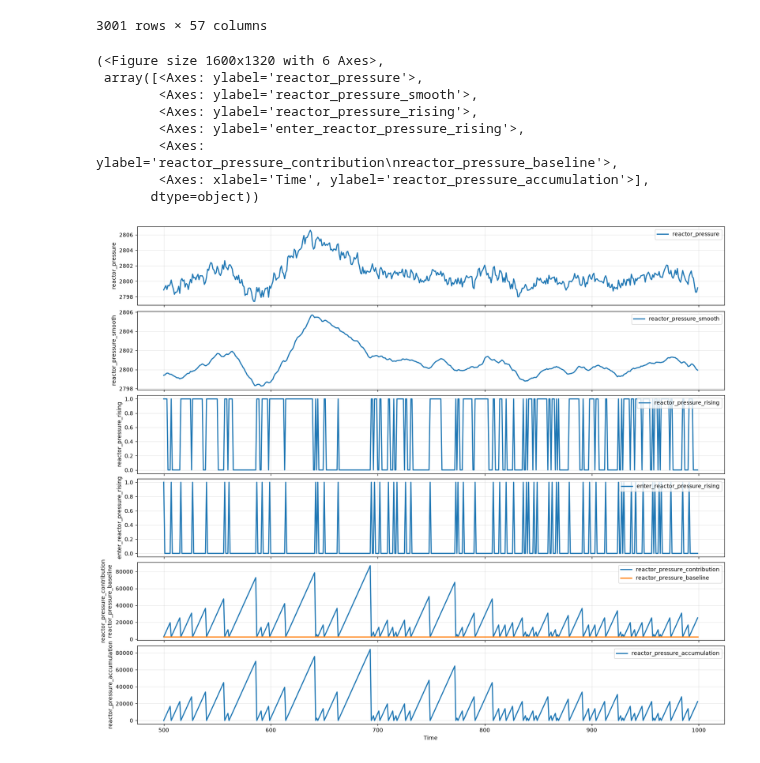
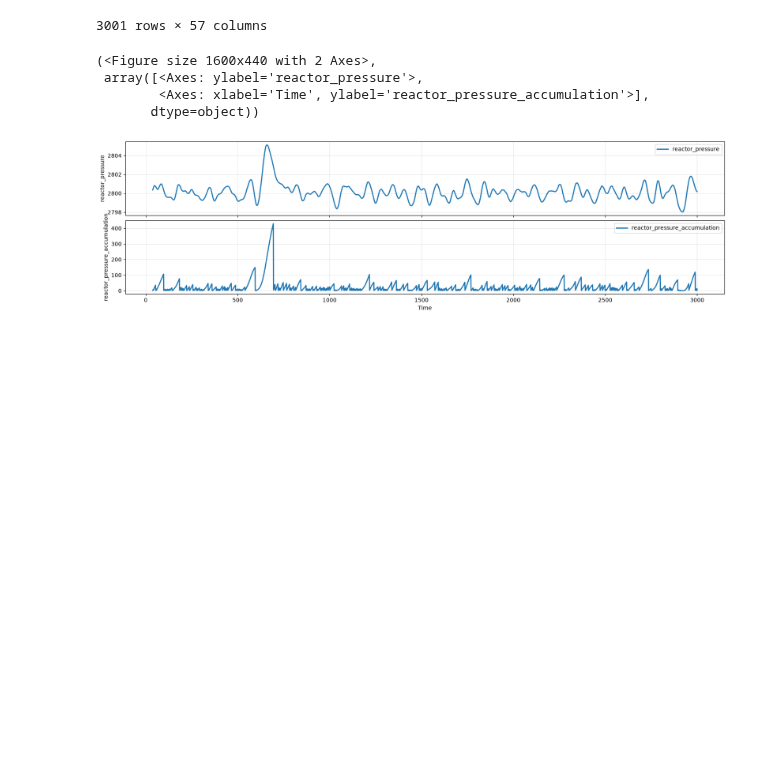
Before and after one commit to featuregraph/featuregraph, a Jupyter notebook: notebooks/accumulation_tep.ipynb, the cells around one changed output. Saved outputs shown, nothing was run; the diff lists cells and outputs as text; code cells hidden in the pictures; blank space fills up the shorter version.

Commit message:
outline transition class and accumulations and measures

```diff
--- a/notebooks/accumulation_tep.ipynb
+++ b/notebooks/accumulation_tep.ipynb
@@ -20,7 +20,7 @@ Python: /usr/local/bin/python
 FeatureGraph: /workspaces/featuregraph/src/featuregraph/__init__.py
 # %%
-df = fg.datasets.eastman(fault_number=2, simulation_run=10)
-df
+tep = fg.datasets.eastman(fault_number=2, simulation_run=10)
+tep
 # %% [output]
 |  | fault_number | simulation_run | time_(h) | a_feed | d_feed | e_feed | a_and_c_feed | recycle_flow | ... |
 | 0 | 2 | 10 | 0.000000 | 0.271033 | 3649.739415 | 4451.320791 | 9.223142 | 32.392900 | ... |
@@ -36,27 +36,32 @@ df
 | 3000 | 2 | 10 | 50.000000 | 0.301846 | 3668.906060 | 4507.276242 | 9.342487 | 32.595232 | ... |
 3001 rows × 57 columns
 # %%
-df['reactor_pressure_smooth'] = fg.preprocessing.smoothing.smooth(df, 'reactor_pressure', ['fault_number', 'simulation_run'], window=10)
-df['reactor_pressure_rising'] = df['reactor_pressure_smooth'].diff() > 0
-df['enter_reactor_pressure_rising'] = df['reactor_pressure_rising'].astype(int).diff() == 1
-df['reactor_pressure_wave_id'] = df['enter_reactor_pressure_rising'].cumsum()
-df['reactor_pressure_baseline'] = df.groupby(['fault_number', 'simulation_run'])['reactor_pressure_smooth'].transform('min')
-df['reactor_pressure_contribution'] = df.groupby(['fault_number', 'simulation_run', 'reactor_pressure_wave_id'])['reactor_pressure_smooth'].transform('cumsum')
-df['reactor_pressure_accumulation'] = df['reactor_pressure_contribution'] - df['reactor_pressure_baseline']
+lag = 20
+eps = 0.001
+
+tep_transition = Transition(
+    tep,
+    signal='reactor_pressure',
+    direction='rising',
+    op=rising_state,
+    group=['fault_number', 'simulation_run'],
+    diff_lag=lag,
+    eps=eps,
+)
+
+df = tep_transition.df
+
+df['reactor_pressure'] = fg.preprocessing.smoothing.smooth(df, 'reactor_pressure', ['fault_number', 'simulation_run'], window=20)
+
+df['reactor_pressure_baseline'] = df.groupby(['fault_number', 'simulation_run'])['reactor_pressure'].transform('min')
+df['reactor_pressure_contribution'] = df['reactor_pressure'] - df['reactor_pressure_baseline']
+df['reactor_pressure_accumulation'] = df.groupby(['fault_number', 'simulation_run', 'reactor_pressure_id'])['reactor_pressure_contribution'].cumsum()
 # %%
-fg.plot(df[500:1000], [['reactor_pressure'],
-            ['reactor_pressure_smooth'],
-            ['reactor_pressure_rising'],
-            ['enter_reactor_pressure_rising'],
-            ['reactor_pressure_contribution', 'reactor_pressure_baseline'],
+fg.plot(df, [['reactor_pressure'],
             ['reactor_pressure_accumulation']])
 # %% [output]
-(<Figure size 1600x1320 with 6 Axes>,
+(<Figure size 1600x440 with 2 Axes>,
  array([<Axes: ylabel='reactor_pressure'>,
-        <Axes: ylabel='reactor_pressure_smooth'>,
-        <Axes: ylabel='reactor_pressure_rising'>,
-        <Axes: ylabel='enter_reactor_pressure_rising'>,
-        <Axes: ylabel='reactor_pressure_contribution\nreactor_pressure_baseline'>,
         <Axes: xlabel='Time', ylabel='reactor_pressure_accumulation'>],
        dtype=object))
-[figure, old version]
+[figure, new version]
```
Also changed, not shown: parts of 1 cell of this notebook, 6 other files.
